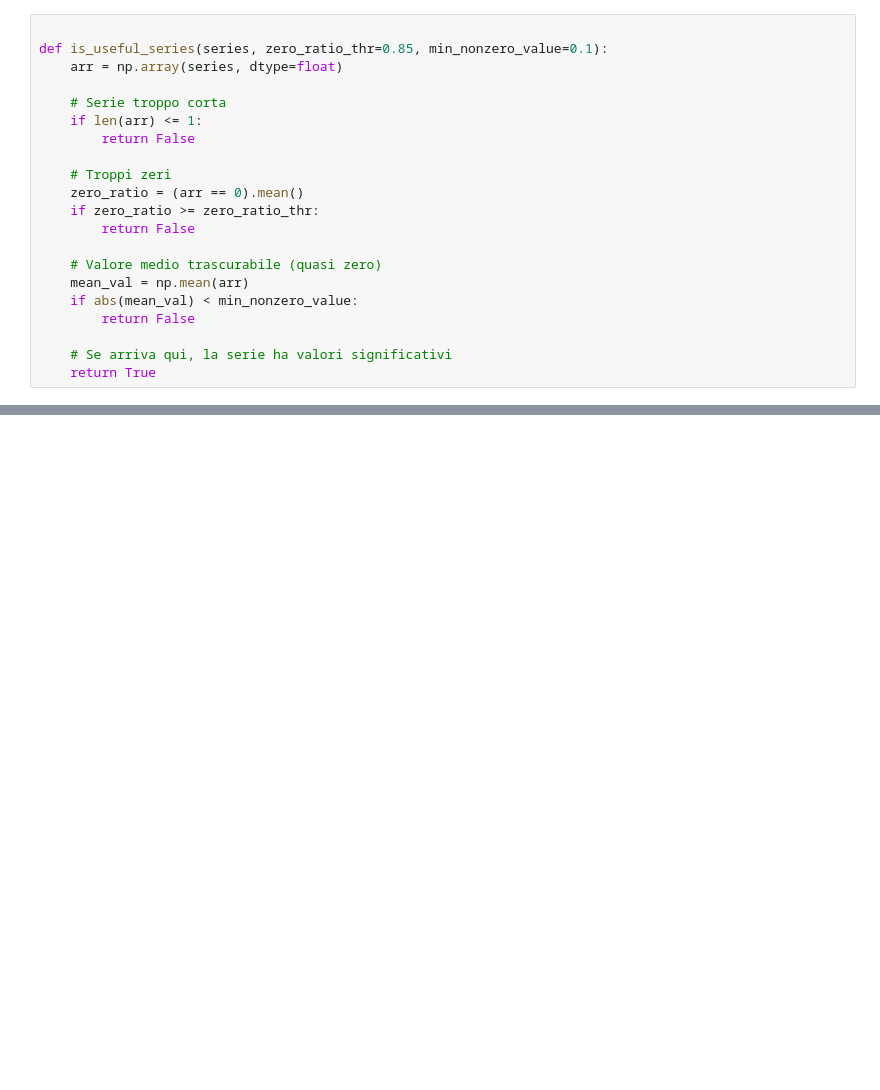
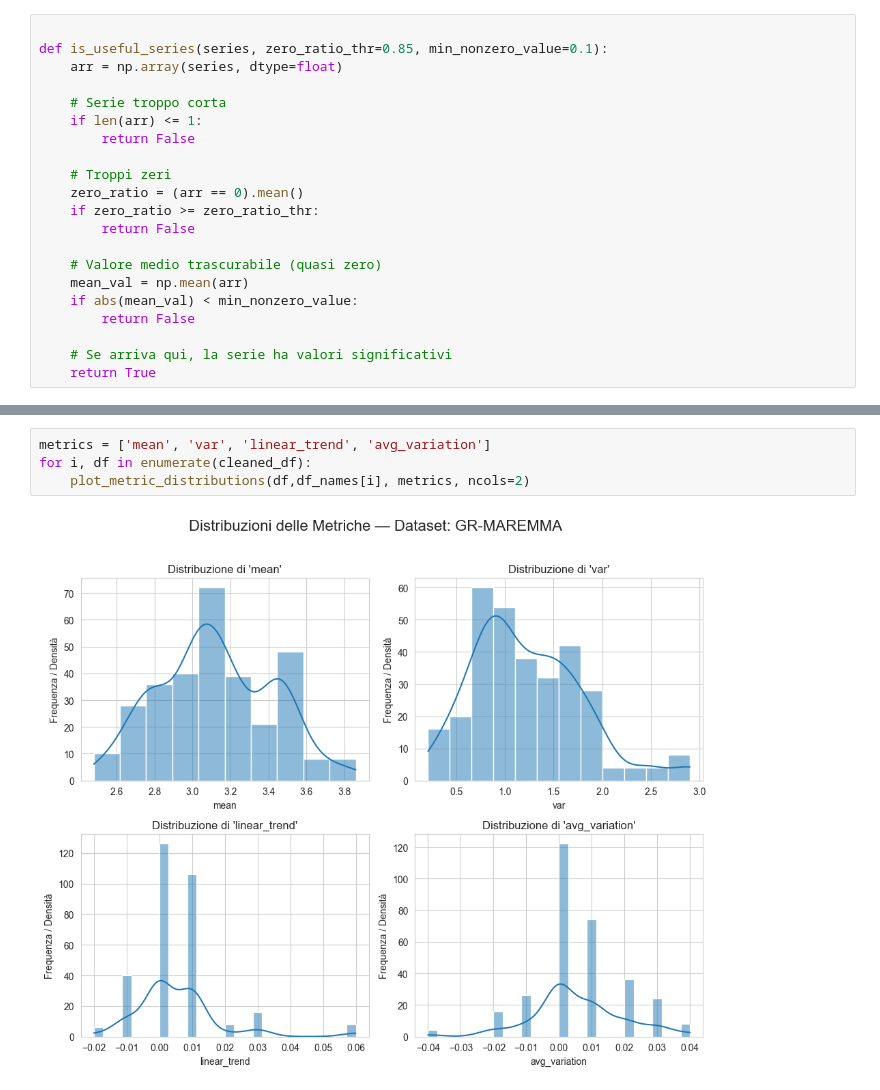
Before and after one commit to lapo13/thesis, a Jupyter notebook: Dataset_analysis.ipynb, the cells around one changed output, grey strips where cells are left out. Drawn from its saved outputs; the diff is of its cells as text; blank space fills up the shorter version.

```diff
--- a/Dataset_analysis.ipynb
+++ b/Dataset_analysis.ipynb
@@ -284,0 +169,6 @@ for i, dataset in enumerate(cleaned_df):
+# %%
+metrics = ['mean', 'var', 'linear_trend', 'avg_variation']
+for i, df in enumerate(cleaned_df):
+    plot_metric_distributions(df,df_names[i], metrics, ncols=2)
+# %% [output]
+[figure, added]
```
Also changed, not shown: parts of 15 cells of this notebook, 38 other files.
